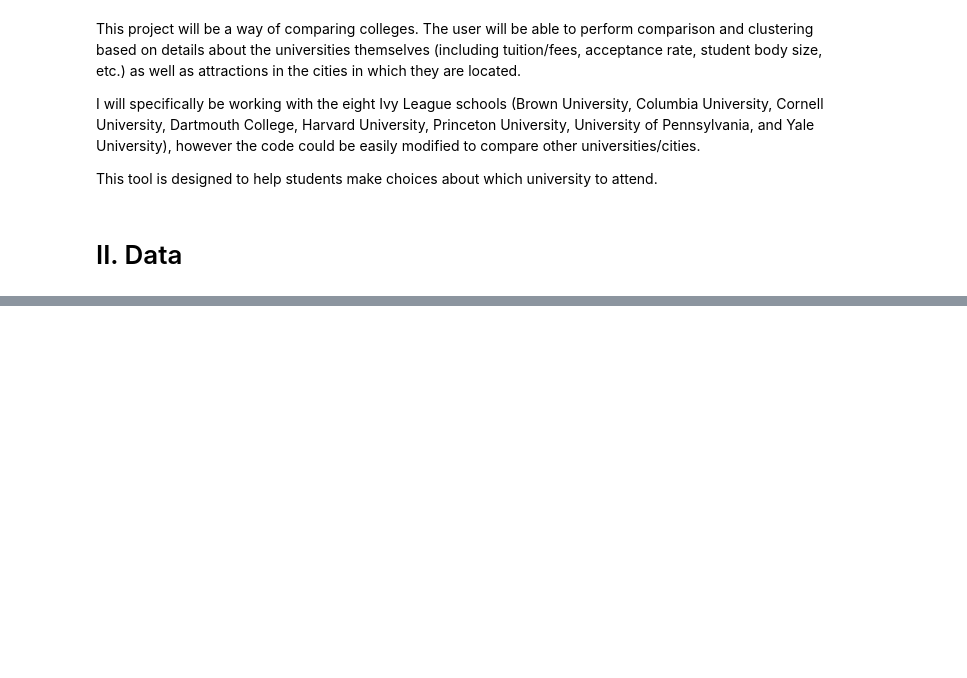
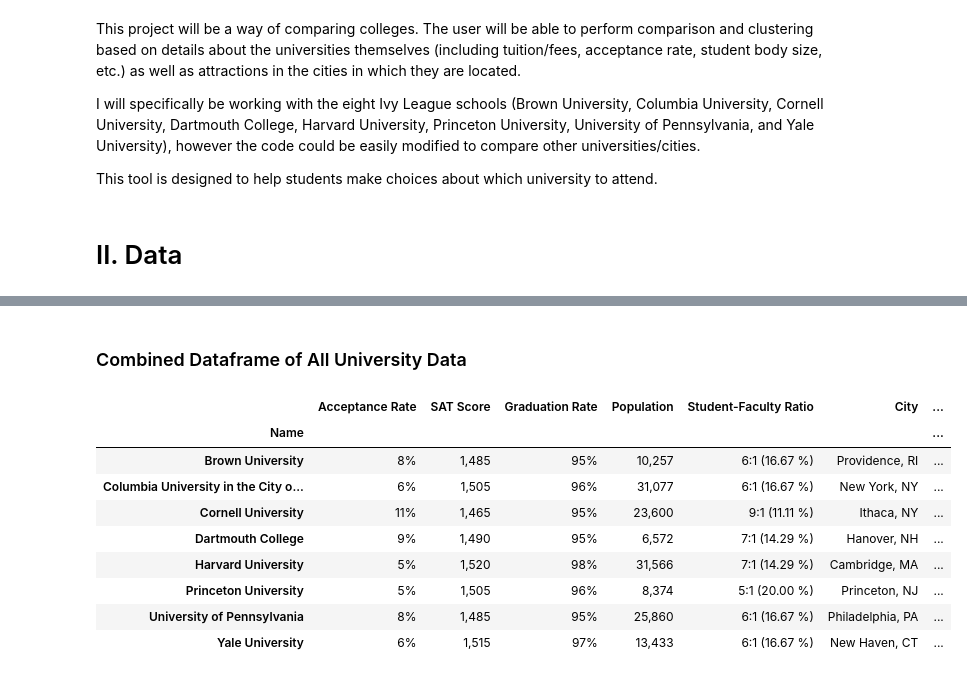
Before and after one commit to caramarieturnbull/Coursera_Capstone, a Jupyter notebook: Coursera Data Science Capstone.ipynb, the cells around one changed output, grey strips where cells are left out. Cells and saved outputs as stored; diff of their text form; code cells hidden in the pictures; blank space fills up the shorter version.

```diff
--- a/Coursera Data Science Capstone.ipynb
+++ b/Coursera Data Science Capstone.ipynb
@@ -18,0 +116,7 @@ From these two sources, I can use webscraping to obtain information about 2020 t
+# %%
+#get table headers
+col=[]
+for t in table2[0]:
+        name=t.text_content()
+        col.append((name.strip('\n'),[]))
+print(col)
@@ -18,0 +125,7 @@ From these two sources, I can use webscraping to obtain information about 2020 t
+# %%
+#didn't quite work because of the subheaders, need to fix
+del col[-1]
+for t in table2[1]:
+        name=t.text_content()
+        col.append((name.strip('\n'),[]))
+print(col)
@@ -18,0 +134,23 @@ From these two sources, I can use webscraping to obtain information about 2020 t
+# %%
+#fill out table
+for j in range(2,len(table2)):
+    #T is our j'th row
+    T=table2[j]
+    i=0
+    for t in T.iterchildren():
+        data=t.text_content()
+        col[i][1].append(data.strip())
+        #Increment i for the next column
+        i+=1
+
+#create df
+Dict={title:column for (title,column) in col}
+df2=pd.DataFrame(Dict)
+
+#df2
+# %%
+df2.drop([8], inplace = True) #delete average
+df2.drop(columns=['Off-Campus'], inplace = True)#delete off-campus living expenses due to incomplete information
+df2.rename(columns={'On-Campus': 'Cost of Living (On-Campus)', 'School Name': 'Name'}, inplace = True) #clarify column name
+df2.set_index('Name', inplace = True) #index by school name
+df2
@@ -18,0 +168,18 @@ From these two sources, I can use webscraping to obtain information about 2020 t
+# %% [markdown]
+### Combined Dataframe of All University Data
+# %%
+df_schools = pd.concat([df, df2], axis=1, sort=True)
+df_schools['Latitude'] = np.nan
+df_schools['Longitude'] = np.nan
+df_schools
+# %% [output]
+|  | Acceptance Rate | SAT Score | Graduation Rate | Population | Student-Faculty Ratio | City | ... |
+| Name |  |  |  |  |  |  | ... |
+| Brown University | 8% | 1,485 | 95% | 10,257 | 6:1 (16.67 %) | Providence, RI | ... |
+| Columbia University in the City o... | 6% | 1,505 | 96% | 31,077 | 6:1 (16.67 %) | New York, NY | ... |
+| Cornell University | 11% | 1,465 | 95% | 23,600 | 9:1 (11.11 %) | Ithaca, NY | ... |
+| Dartmouth College | 9% | 1,490 | 95% | 6,572 | 7:1 (14.29 %) | Hanover, NH | ... |
+| Harvard University | 5% | 1,520 | 98% | 31,566 | 7:1 (14.29 %) | Cambridge, MA | ... |
+| Princeton University | 5% | 1,505 | 96% | 8,374 | 5:1 (20.00 %) | Princeton, NJ | ... |
+| University of Pennsylvania | 8% | 1,485 | 95% | 25,860 | 6:1 (16.67 %) | Philadelphia, PA | ... |
+| Yale University | 6% | 1,515 | 97% | 13,433 | 6:1 (16.67 %) | New Haven, CT | ... |
```
Also changed, not shown: parts of 51 cells of this notebook.
